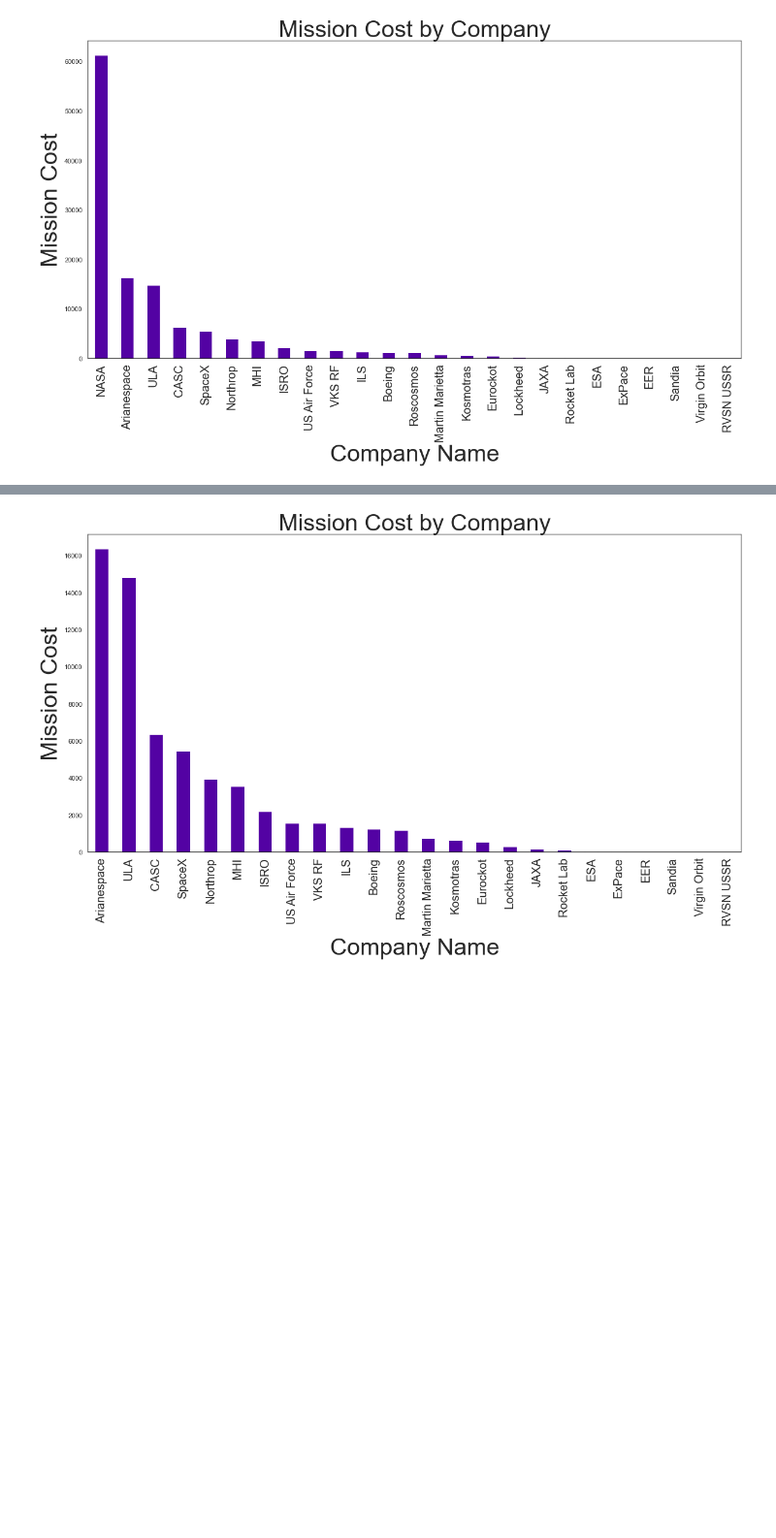
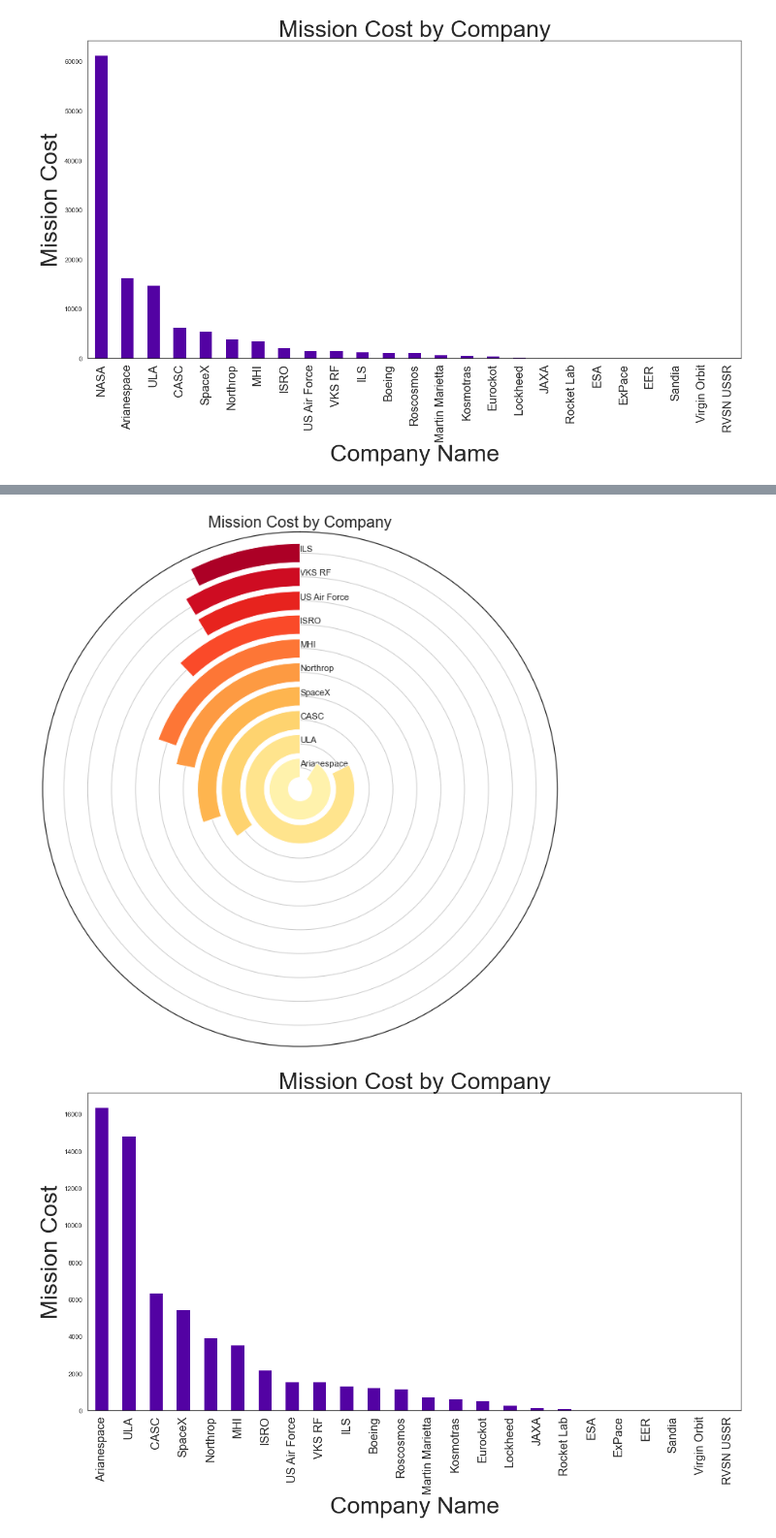
Before and after one commit to Mimzdyyy/Analysing-All-Space-Missions-from-1957, a Jupyter notebook: Python Data Science Lifecycle for ''Space missions''/Explore 'Year', 'Mission Cost' and 'Company Name'.ipynb, the cells around one changed output, grey strips where cells are left out. Shown: that part at 97% size. Saved outputs shown, nothing was run; the diff lists cells and outputs as text; code cells hidden in the pictures; blank space fills up the shorter version.

```diff
--- a/Python Data Science Lifecycle for ''Space missions''/Explore 'Year', 'Mission Cost' and 'Company Name'.ipynb
+++ b/Python Data Science Lifecycle for ''Space missions''/Explore 'Year', 'Mission Cost' and 'Company Name'.ipynb
@@ -269,3 +237,35 @@ plt.show()
+# %%
+# Sum the mission costs for each company
+df_cost_sum = df_cost.groupby(['Company Name'])['Mission Cost'].sum().reset_index()
+
+# Sort the companies by mission cost and select the top 10
+df_cost_sum = df_cost_sum[df_cost_sum['Company Name']!='NASA'].sort_values(by='Mission Cost', ascending=False).head(10)
+
+# Set max value
+max_val = max(df_cost_sum['Mission Cost'])*1.1
+
+# Set color palette
+pal = list(sns.color_palette(palette='YlOrRd', n_colors=len(df_cost_sum)).as_hex())
+
+# Plot Circular Bar Plot
+plt.gcf().set_size_inches(12, 12)
+ax = plt.subplot(projection='polar')
+df_cost_sum.reset_index(inplace=True, drop=True)
+for i in range(len(df_cost_sum)):
+    ax.barh(i, df_cost_sum['Mission Cost'][i]*2*np.pi/max_val, label=df_cost_sum['Company Name'][i], color=pal[i])
+
+# Set Circular Bar Plot properties
+ax.set_theta_zero_location('N')
+ax.set_theta_direction(1)
+ax.set_rlabel_position(0)
+ax.set_thetagrids([], labels=[])
+ax.set_rgrids(range(len(df_cost_sum)), labels= df_cost_sum['Company Name'])
+
+# Add title
+plt.title("Mission Cost by Company", fontsize=20)
+plt.show()
+# %% [output]
+[figure, added]
 # %%
 #same but without NASA
 # Create a new dataframe without the rows with 'NASA'
```
Also changed, not shown: parts of 15 cells of this notebook.
